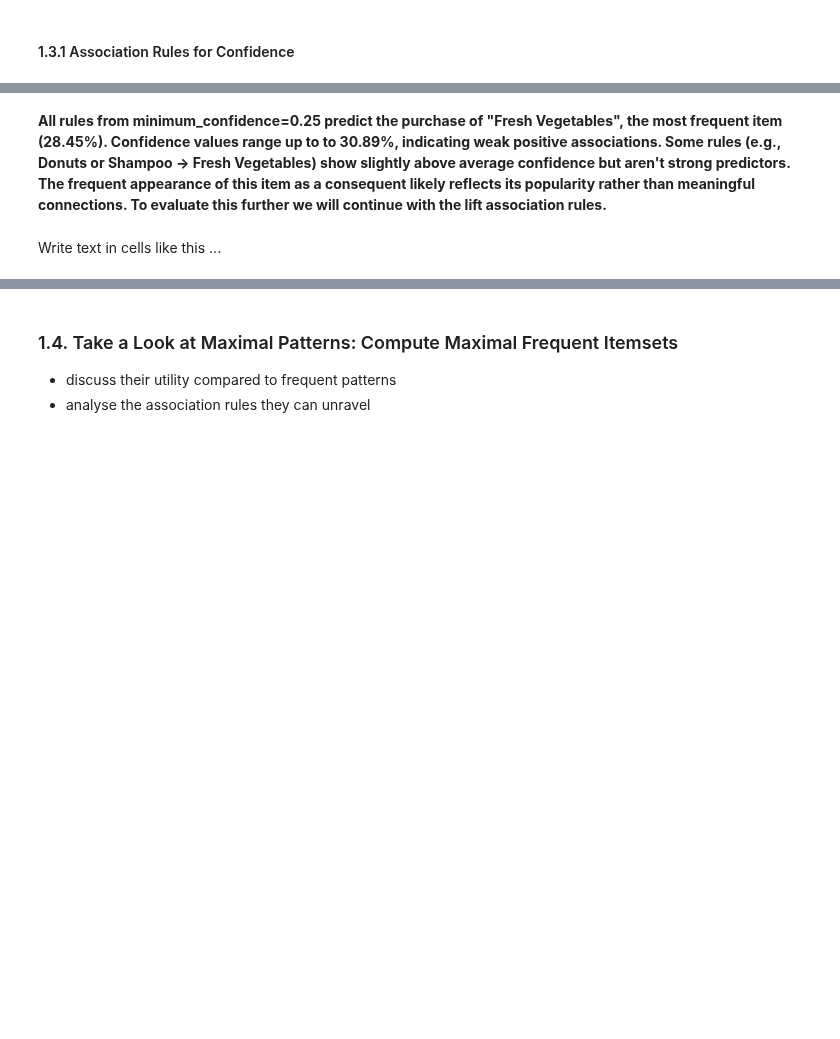
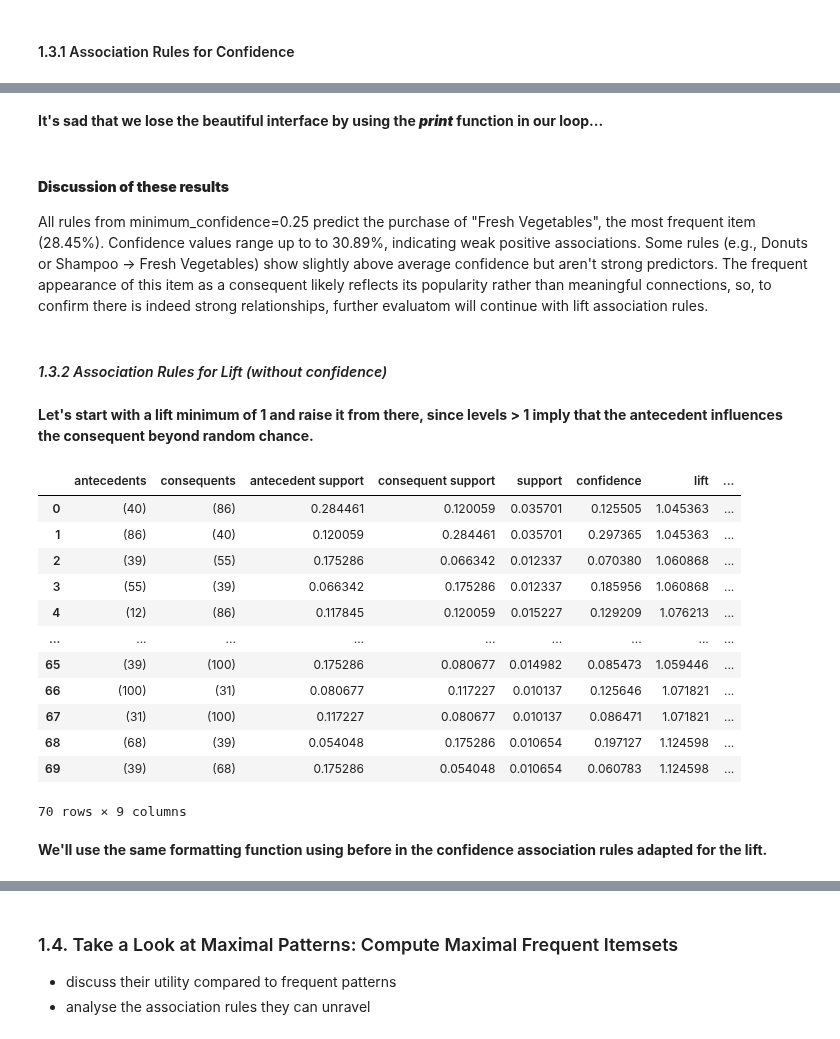
Before and after one commit to ijustsnapped/DataMine_PI, a Jupyter notebook: PD_202425_Project1/PD_202425_Project.ipynb, the cells around one changed output, grey strips where cells are left out. Saved outputs shown, nothing was run; the diff lists cells and outputs as text; code cells hidden in the pictures; blank space fills up the shorter version.

```diff
--- a/PD_202425_Project1/PD_202425_Project.ipynb
+++ b/PD_202425_Project1/PD_202425_Project.ipynb
@@ -710,4 +666,29 @@ get_formatted_rules(rules, binary_foodmart)
+# %% [markdown]
+**It's sad that we lose the beautiful interface by using the ***print*** function in our loop...**
 # %% [markdown]
-**All rules from minimum_confidence=0.25 predict the purchase of "Fresh Vegetables", the most frequent item (28.45%). Confidence values range up to to 30.89%, indicating weak positive associations. Some rules (e.g., Donuts or Shampoo → Fresh Vegetables) show slightly above average confidence but aren't strong predictors. The frequent appearance of this item as a consequent likely reflects its popularity rather than meaningful connections. To evaluate this further we will continue with the lift association rules.**
+#### **Discussion of these results**
+All rules from minimum_confidence=0.25 predict the purchase of "Fresh Vegetables", the most frequent item (28.45%). Confidence values range up to to 30.89%, indicating weak positive associations. Some rules (e.g., Donuts or Shampoo → Fresh Vegetables) show slightly above average confidence but aren't strong predictors. The frequent appearance of this item as a consequent likely reflects its popularity rather than meaningful connections, so, to confirm there is indeed strong relationships, further evaluatom will continue with lift association rules.
-# %% [markdown]
-Write text in cells like this ...
+# %% [markdown]
+#### *1.3.2 Association Rules for Lift (without confidence)*
+# %% [markdown]
+**Let's start with a lift minimum of 1 and raise it from there, since levels > 1 imply that the antecedent influences the consequent beyond random chance.**
+# %%
+lift = 1
+rules_1 = association_rules(frequent_subsets, metric="lift", min_threshold=lift)
+rules_1
+# %% [output]
+|  | antecedents | consequents | antecedent support | consequent support | support | confidence | lift | ... |
+| 0 | (40) | (86) | 0.284461 | 0.120059 | 0.035701 | 0.125505 | 1.045363 | ... |
+| 1 | (86) | (40) | 0.120059 | 0.284461 | 0.035701 | 0.297365 | 1.045363 | ... |
+| 2 | (39) | (55) | 0.175286 | 0.066342 | 0.012337 | 0.070380 | 1.060868 | ... |
+| 3 | (55) | (39) | 0.066342 | 0.175286 | 0.012337 | 0.185956 | 1.060868 | ... |
+| 4 | (12) | (86) | 0.117845 | 0.120059 | 0.015227 | 0.129209 | 1.076213 | ... |
+| ... | ... | ... | ... | ... | ... | ... | ... | ... |
+| 65 | (39) | (100) | 0.175286 | 0.080677 | 0.014982 | 0.085473 | 1.059446 | ... |
+| 66 | (100) | (31) | 0.080677 | 0.117227 | 0.010137 | 0.125646 | 1.071821 | ... |
+| 67 | (31) | (100) | 0.117227 | 0.080677 | 0.010137 | 0.086471 | 1.071821 | ... |
+| 68 | (68) | (39) | 0.054048 | 0.175286 | 0.010654 | 0.197127 | 1.124598 | ... |
+| 69 | (39) | (68) | 0.175286 | 0.054048 | 0.010654 | 0.060783 | 1.124598 | ... |
+70 rows × 9 columns
+# %% [markdown]
+**We'll use the same formatting function using before in the confidence association rules adapted for the lift.**
```
Also changed, not shown: parts of 24 cells of this notebook.
